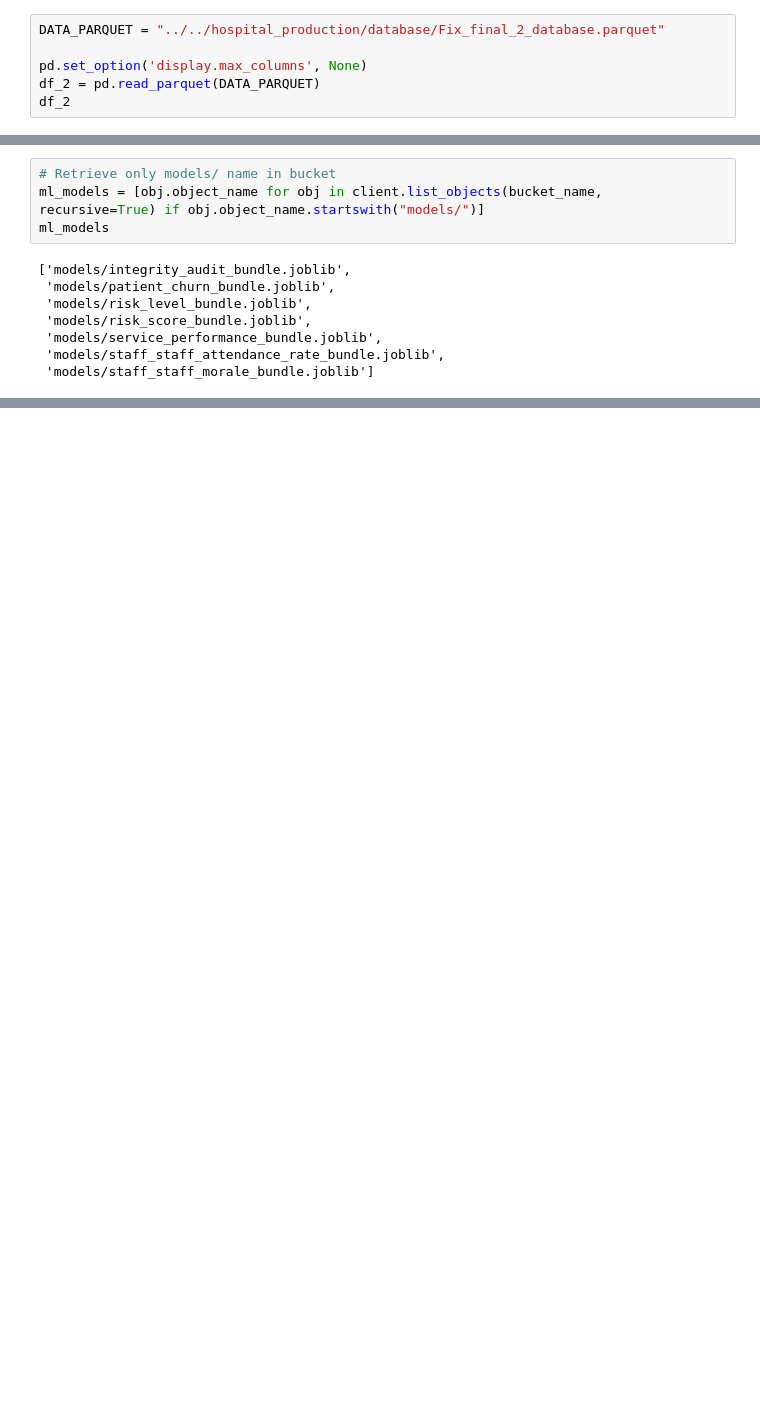
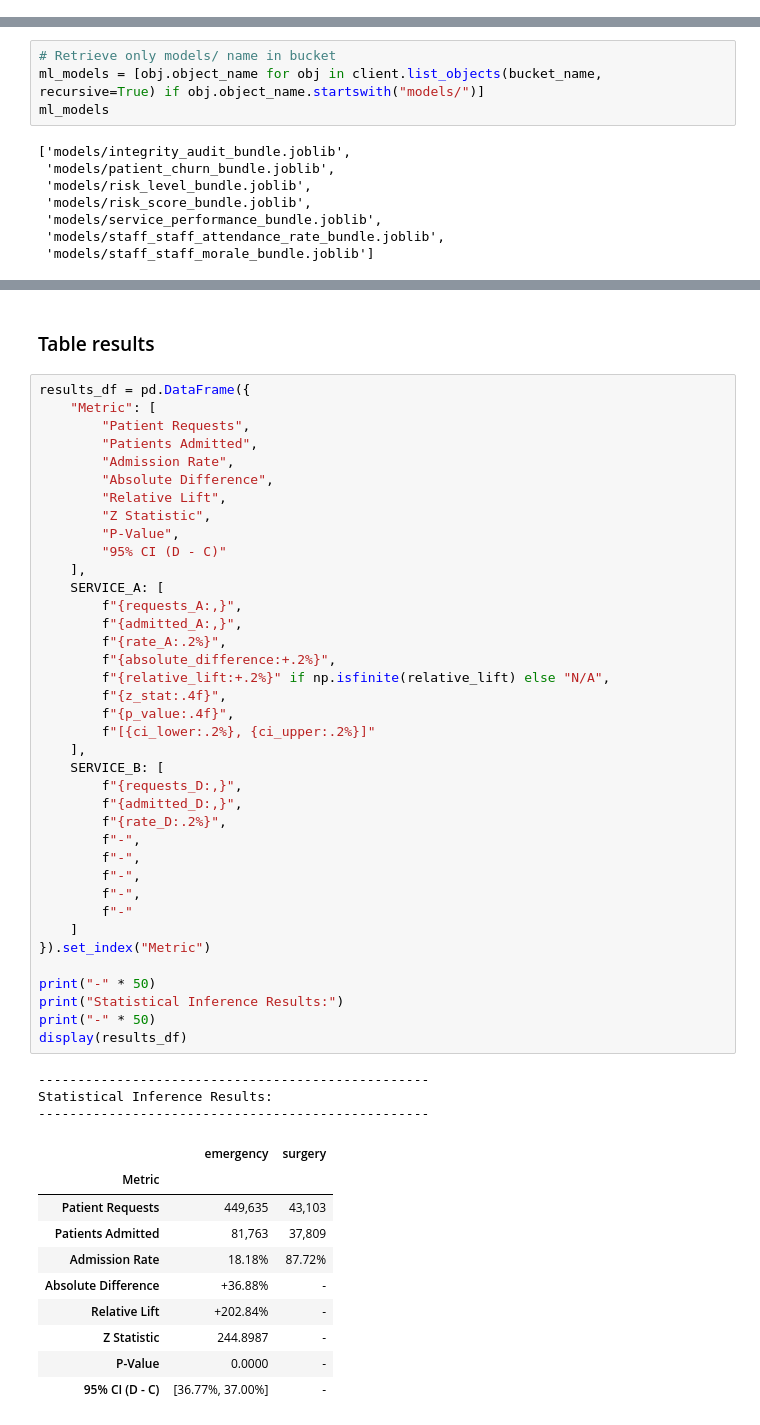
Before and after one commit to Mipjeiger/hospital-churn-customer-analytics-, a Jupyter notebook: develop/researchment/06_Research_ML.ipynb, the cells around one changed output, grey strips where cells are left out. Saved outputs shown, nothing was run; the diff lists cells and outputs as text; blank space fills up the shorter version.

```diff
--- a/develop/researchment/06_Research_ML.ipynb
+++ b/develop/researchment/06_Research_ML.ipynb
@@ -70,6 +55,0 @@ df.sample(10)
-# %%
-DATA_PARQUET = "../../hospital_production/database/Fix_final_2_database.parquet"
-
-pd.set_option('display.max_columns', None)
-df_2 = pd.read_parquet(DATA_PARQUET)
-df_2
@@ -193,0 +256,54 @@ ml_models
+# %% [markdown]
+### Table results
+# %%
+results_df = pd.DataFrame({
+    "Metric": [
+        "Patient Requests",
+        "Patients Admitted",
+        "Admission Rate",
+        "Absolute Difference",
+        "Relative Lift",
+        "Z Statistic",
+        "P-Value",
+        "95% CI (D - C)"
+    ],
+    SERVICE_A: [
+        f"{requests_A:,}",
+        f"{admitted_A:,}",
+        f"{rate_A:.2%}",
+        f"{absolute_difference:+.2%}",
+        f"{relative_lift:+.2%}" if np.isfinite(relative_lift) else "N/A",
+        f"{z_stat:.4f}",
+        f"{p_value:.4f}",
+        f"[{ci_lower:.2%}, {ci_upper:.2%}]"
+    ],
+    SERVICE_B: [
+        f"{requests_D:,}",
+        f"{admitted_D:,}",
+        f"{rate_D:.2%}",
+        f"-",
+        f"-",
+        f"-",
+        f"-",
+        f"-"
+    ]
+}).set_index("Metric")
+
+print("-" * 50)
+print("Statistical Inference Results:")
+print("-" * 50)
+display(results_df)
+# %% [output]
+--------------------------------------------------
+Statistical Inference Results:
+--------------------------------------------------
+|  | emergency | surgery |
+| Metric |  |  |
+| Patient Requests | 449,635 | 43,103 |
+| Patients Admitted | 81,763 | 37,809 |
+| Admission Rate | 18.18% | 87.72% |
+| Absolute Difference | +36.88% | - |
+| Relative Lift | +202.84% | - |
+| Z Statistic | 244.8987 | - |
+| P-Value | 0.0000 | - |
+| 95% CI (D - C) | [36.77%, 37.00%] | - |
```
Also changed, not shown: parts of 32 cells of this notebook.
